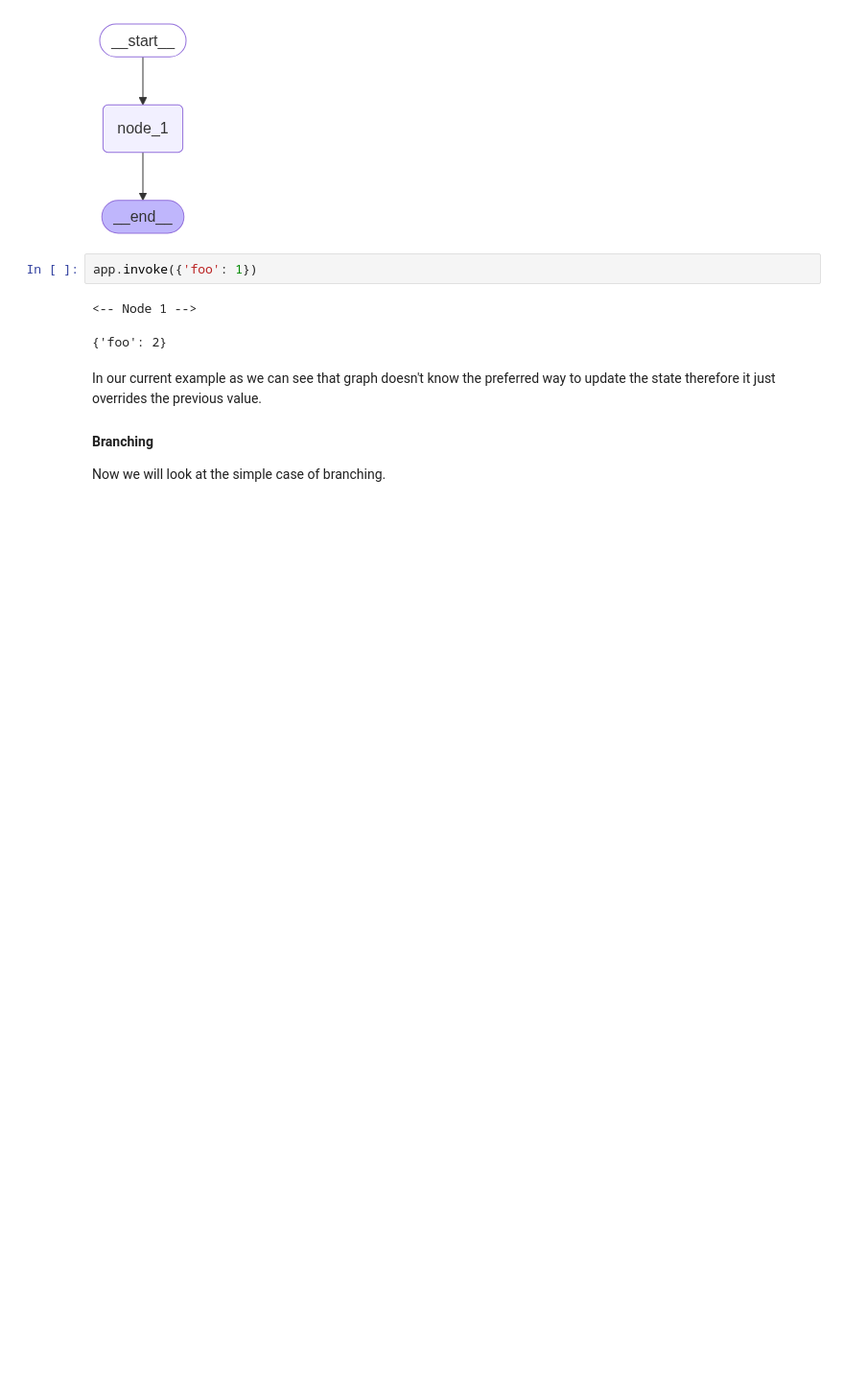
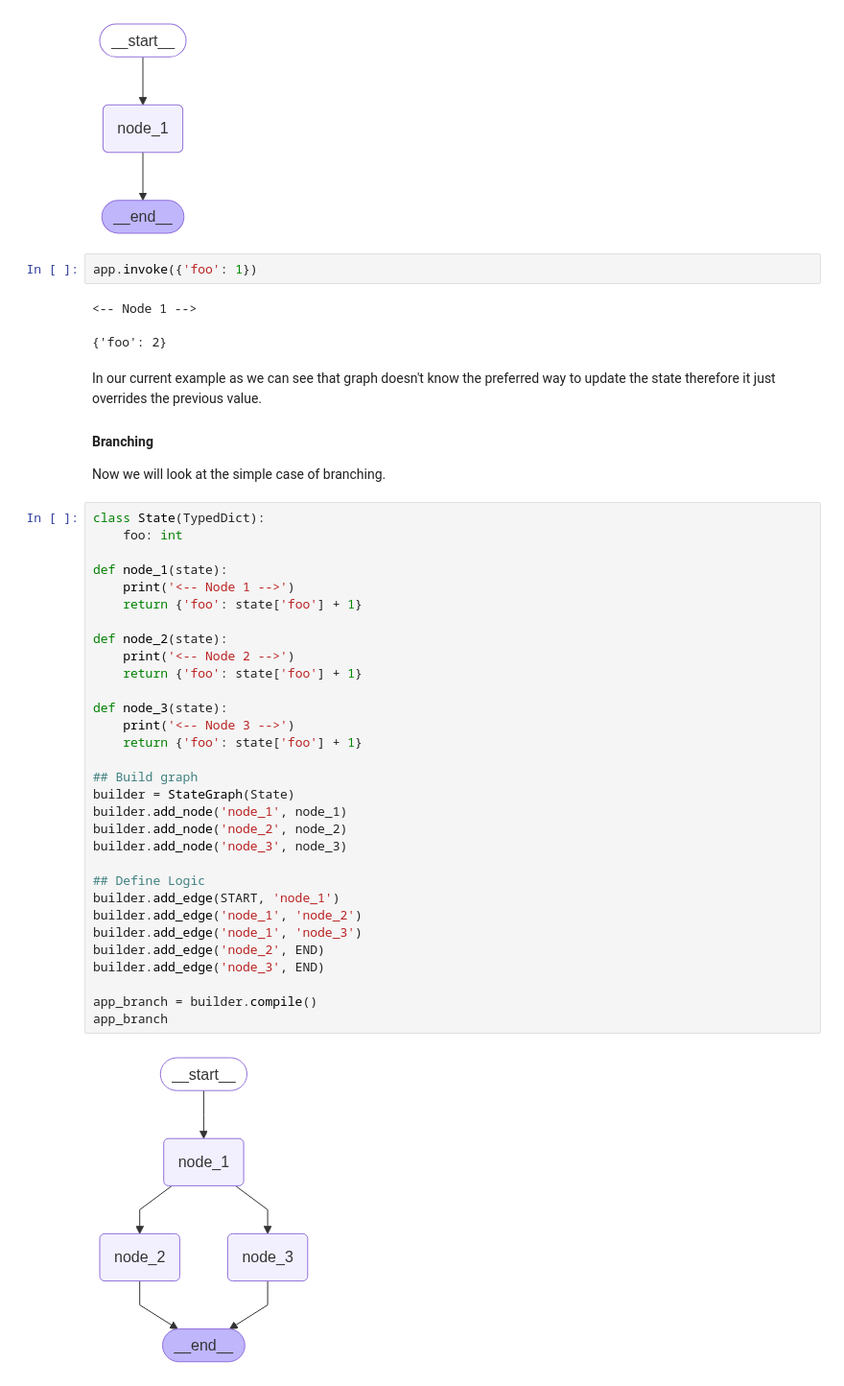
Before and after one commit to theserenecoder/Agentic_AI, a Jupyter notebook: 3. LangGraph/3.4 ReAct_Agent.ipynb, the cells around one changed output. Shown at 96% size. Saved outputs shown, nothing was run; the diff lists cells and outputs as text; blank space fills up the shorter version.

```diff
--- a/3. LangGraph/3.4 ReAct_Agent.ipynb
+++ b/3. LangGraph/3.4 ReAct_Agent.ipynb
@@ -342,3 +342,36 @@ In our current example as we can see that graph doesn't know the preferred way t
 #### Branching
 
 Now we will look at the simple case of branching.
+# %%
+class State(TypedDict):
+    foo: int
+
+def node_1(state):
+    print('<-- Node 1 -->')
+    return {'foo': state['foo'] + 1}
+
+def node_2(state):
+    print('<-- Node 2 -->')
+    return {'foo': state['foo'] + 1}
+
+def node_3(state):
+    print('<-- Node 3 -->')
+    return {'foo': state['foo'] + 1}
+
+## Build graph
+builder = StateGraph(State)
+builder.add_node('node_1', node_1)
+builder.add_node('node_2', node_2)
+builder.add_node('node_3', node_3)
+
+## Define Logic
+builder.add_edge(START, 'node_1')
+builder.add_edge('node_1', 'node_2')
+builder.add_edge('node_1', 'node_3')
+builder.add_edge('node_2', END)
+builder.add_edge('node_3', END)
+
+app_branch = builder.compile()
+app_branch
+# %% [output]
+[figure, added]
```
Also changed, not shown: parts of 2 cells of this notebook, 1 other file.
